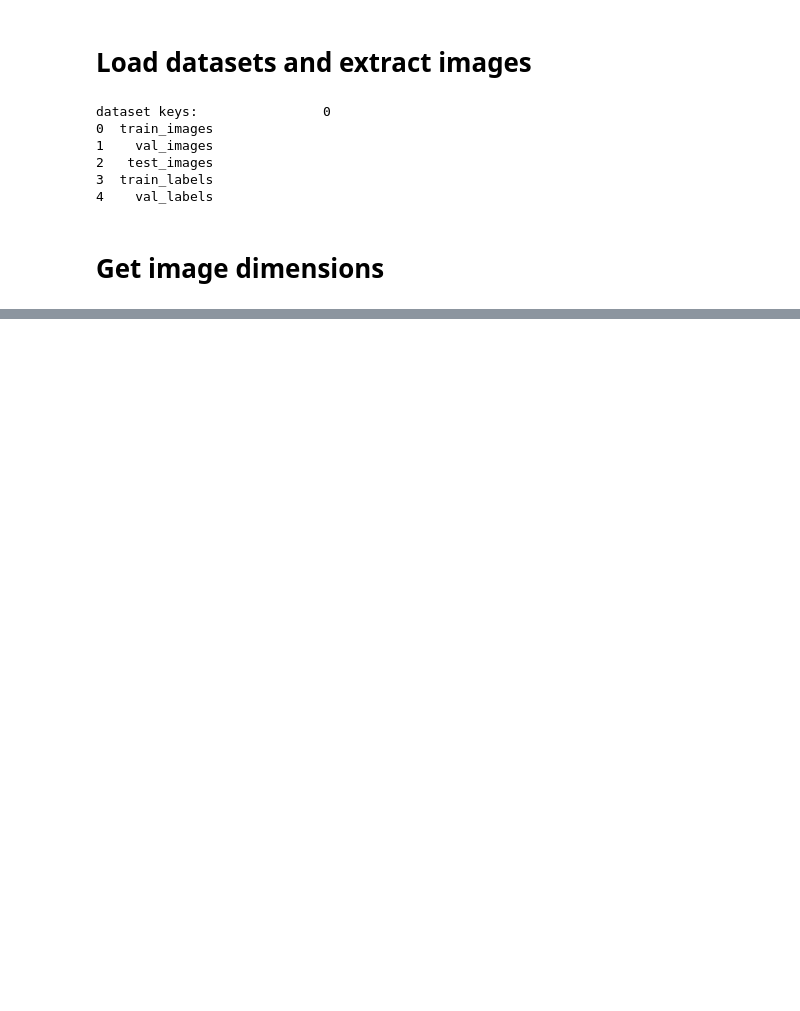
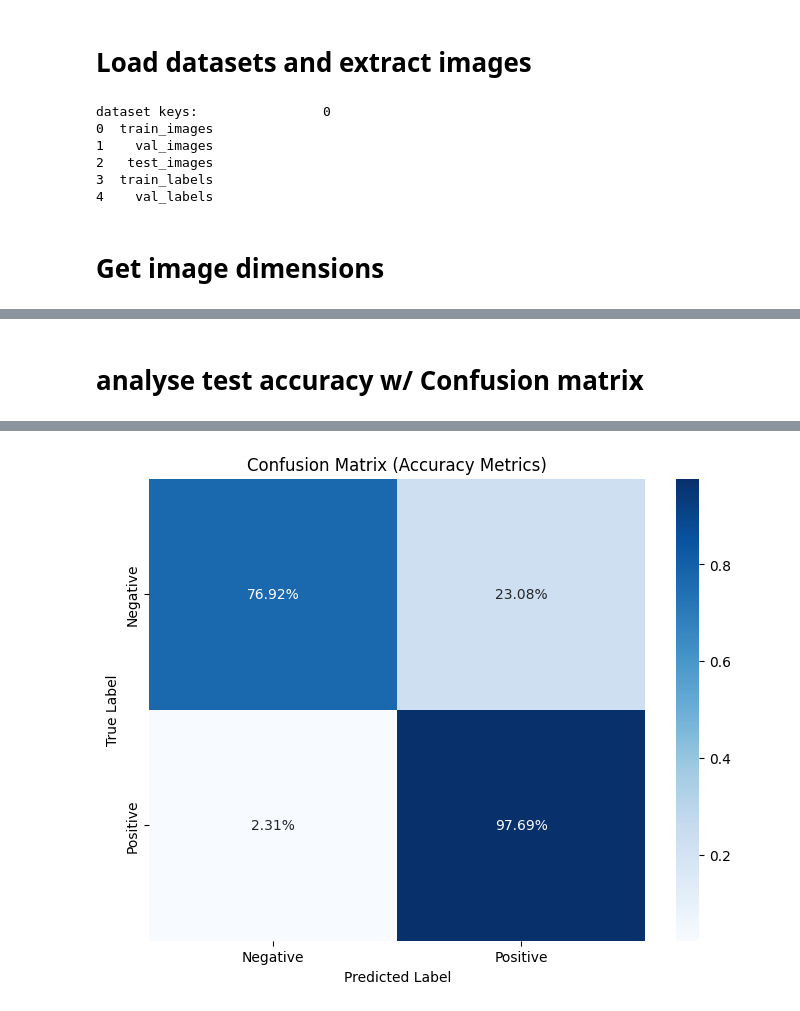
Before and after one commit to sgno28/AML_assignment_23_24, a Jupyter notebook: A/task_a.ipynb, the cells around one changed output, grey strips where cells are left out. Cells and saved outputs as stored; diff of their text form; code cells hidden in the pictures; blank space fills up the shorter version.

```diff
--- a/A/task_a.ipynb
+++ b/A/task_a.ipynb
@@ -28,6 +28,7 @@ test_images = dataset['test_images']
 # extract labels
 train_labels = dataset['train_labels']
 val_labels = dataset['val_labels']
+test_labels = dataset['test_labels']
 # %% [output]
 dataset keys:                0
 0  train_images
@@ -89,0 +223,39 @@ Test Image label:  [1]
+# %% [markdown]
+# analyse test accuracy w/ Confusion matrix
+# %%
+from sklearn.metrics import confusion_matrix, ConfusionMatrixDisplay
+import seaborn as sns
+
+
+test_loss, test_acc = model.evaluate(test_images, test_labels)
+print("Test accuracy:", test_acc)
+
+# Predict classes
+predicted_classes = np.argmax(model.predict(test_images), axis=1)
+true_classes = np.argmax(test_labels, axis=1)
+
+# Generate the confusion matrix
+cm = confusion_matrix(true_classes, predicted_classes)
+
+# Normalize the confusion matrix
+TP = cm[1, 1]
+TN = cm[0, 0]
+FP = cm[0, 1]
+FN = cm[1, 0]
+
+# Calculate accuracy metrics
+TP_rate = TP / (TP + FN)
+TN_rate = TN / (TN + FP)
+FP_rate = FP / (TN + FP)
+FN_rate = FN / (TP + FN)
+
+cm_normalized = np.array([[TN_rate, FP_rate], [FN_rate, TP_rate]])
+
+# Plot the confusion matrix
+plt.figure(figsize=(8, 6))
+sns.heatmap(cm_normalized, annot=True, fmt='.2%', cmap='Blues', xticklabels=['Negative', 'Positive'], yticklabels=['Negative', 'Positive'])
+plt.xlabel('Predicted Label')
+plt.ylabel('True Label')
+plt.title('Confusion Matrix (Accuracy Metrics)')
+plt.show()
+# %% [output]
@@ -89,0 +265 @@ Test Image label:  [1]
+[figure, added]
```
Also changed, not shown: parts of 19 cells of this notebook, 1 other file.
